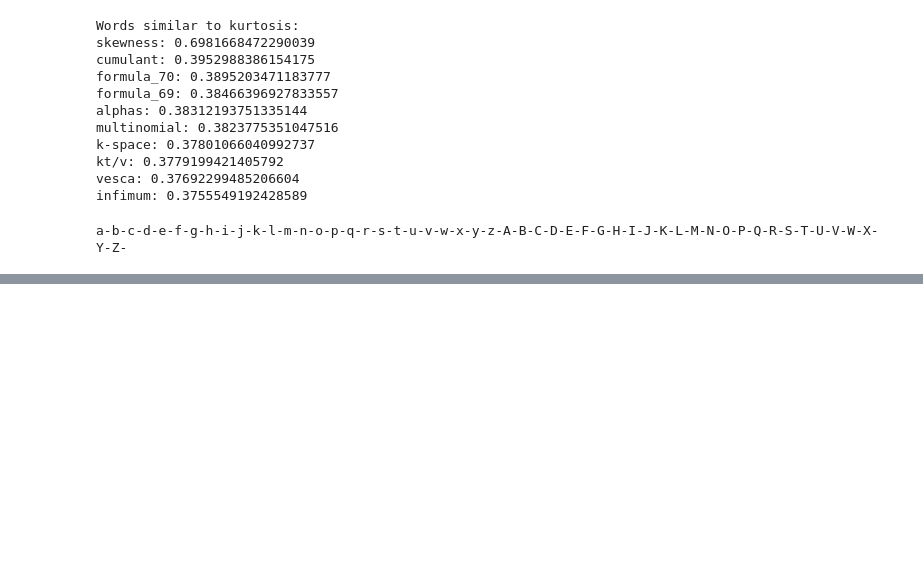
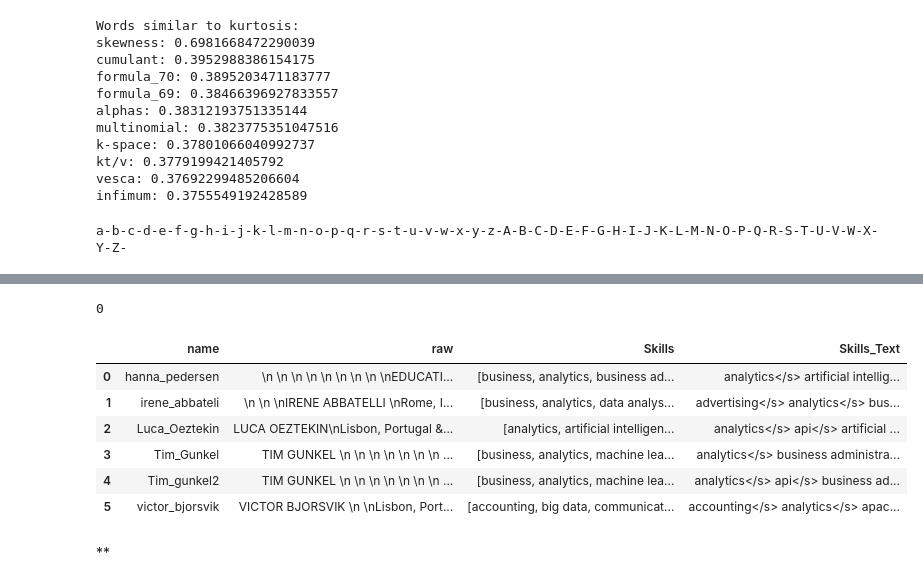
Before and after one commit to victorbjorsvik/workproject_matching_algo, a Jupyter notebook: word_embeddings.ipynb, the cells around one changed output, grey strips where cells are left out. Drawn from its saved outputs; the diff is of its cells as text; code cells hidden in the pictures; blank space fills up the shorter version.

```diff
--- a/word_embeddings.ipynb
+++ b/word_embeddings.ipynb
@@ -171,0 +390,4 @@ a-b-c-d-e-f-g-h-i-j-k-l-m-n-o-p-q-r-s-t-u-v-w-x-y-z-A-B-C-D-E-F-G-H-I-J-K-L-M-N-
+# %%
+df_resumes = main.get_resumes("resumes")
+df_resumes = main.resume_extraction(df_resumes)
+df_resumes
@@ -171,0 +446,5 @@ a-b-c-d-e-f-g-h-i-j-k-l-m-n-o-p-q-r-s-t-u-v-w-x-y-z-A-B-C-D-E-F-G-H-I-J-K-L-M-N-
+# %%
+# Initialize the model once outside the loop for efficiency
+model = SentenceTransformer('all-mpnet-base-v2')
+model.max_seq_length = 30
+model.tokenizer.padding_side="right"
@@ -171,0 +453,46 @@ a-b-c-d-e-f-g-h-i-j-k-l-m-n-o-p-q-r-s-t-u-v-w-x-y-z-A-B-C-D-E-F-G-H-I-J-K-L-M-N-
+# %%
+model.tokenizer.add_tokens("<space>", special_tokens=True)
+# %% [output]
+0
+# %%
+import pandas as pd
+import main
+
+
+# Create DataFrame for jobs
+description_file_path = os.path.join('job_descriptions', 'job2.txt')
+with open(description_file_path, 'r') as file:
+    job_description = file.read()
+df_jobs = pd.DataFrame([job_description], columns=["raw"])
+df_jobs = main.job_info_extraction(df_jobs)
+
+
+
+def add_eos(input_examples):
+        input_examples = [input_example + model.tokenizer.eos_token for input_example in input_examples]
+        return input_examples
+
+# Initialize the model once outside the loop for efficiency
+model = SentenceTransformer('all-mpnet-base-v2')
+model.max_seq_length = 30
+model.tokenizer.padding_side="right"
+
+# Precompute job embeddings
+df_jobs['Skills_Text'] = df_jobs['Skills'].apply(add_eos)
+df_jobs['Skills_Text'] = df_jobs['Skills_Text'].apply(lambda x: ' '.join(sorted(set(x))) if isinstance(x, list) else '')
+
+
+df_resumes['Skills_Text'] = df_resumes['Skills'].apply(add_eos)
+df_resumes['Skills_Text'] = df_resumes['Skills_Text'].apply(lambda x: ' '.join(sorted(set(x))) if isinstance(x, list) else '')
+# %%
+df_resumes
+# %% [output]
+|  | name | raw | Skills | Skills_Text |
+| 0 | hanna_pedersen | \n \n \n \n \n \n \n \n \nEDUCATI... | [business, analytics, business ad... | analytics</s> artificial intellig... |
+| 1 | irene_abbateli | \n \n \nIRENE ABBATELLI \nRome, I... | [business, analytics, data analys... | advertising</s> analytics</s> bus... |
+| 2 | Luca_Oeztekin | LUCA OEZTEKIN\nLisbon, Portugal &... | [analytics, artificial intelligen... | analytics</s> api</s> artificial ... |
+| 3 | Tim_Gunkel | TIM GUNKEL \n \n \n \n \n \n \n ... | [business, analytics, machine lea... | analytics</s> business administra... |
+| 4 | Tim_gunkel2 | TIM GUNKEL \n \n \n \n \n \n \n ... | [business, analytics, machine lea... | analytics</s> api</s> business ad... |
+| 5 | victor_bjorsvik | VICTOR BJORSVIK \n \nLisbon, Port... | [accounting, big data, communicat... | accounting</s> analytics</s> apac... |
+# %% [markdown]
+**
```
Also changed, not shown: parts of 17 cells of this notebook, 14 other files.
